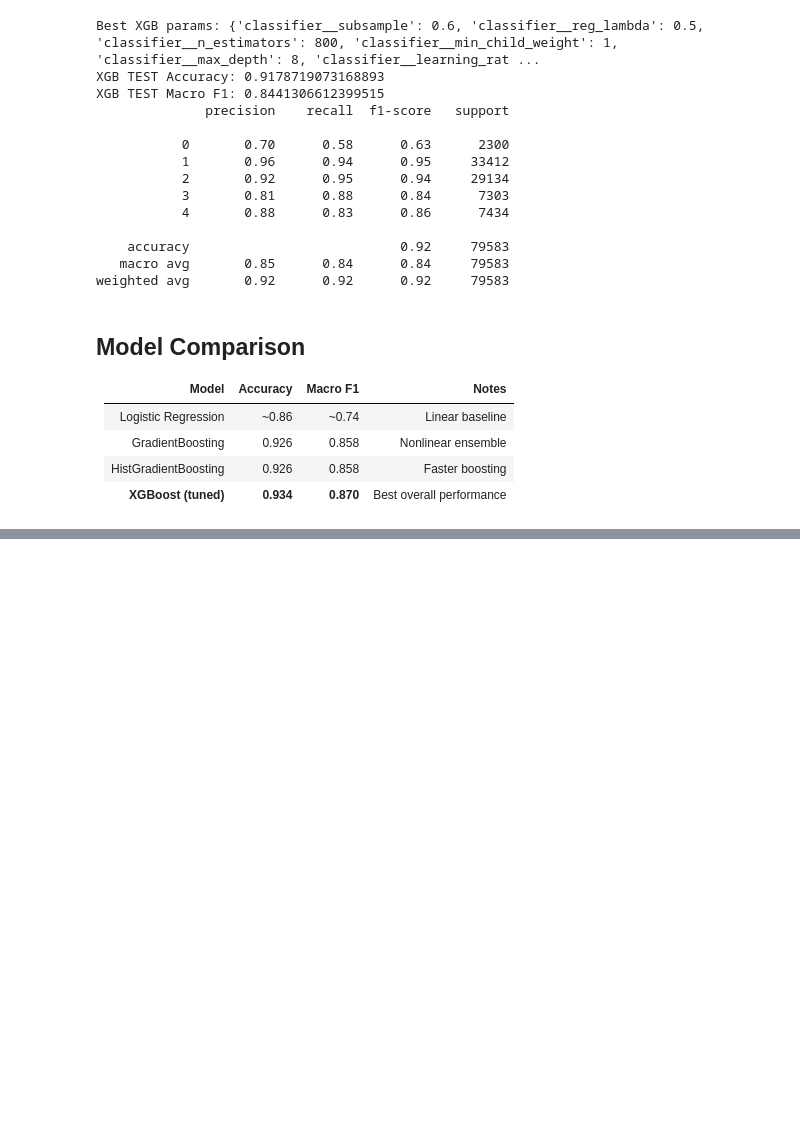
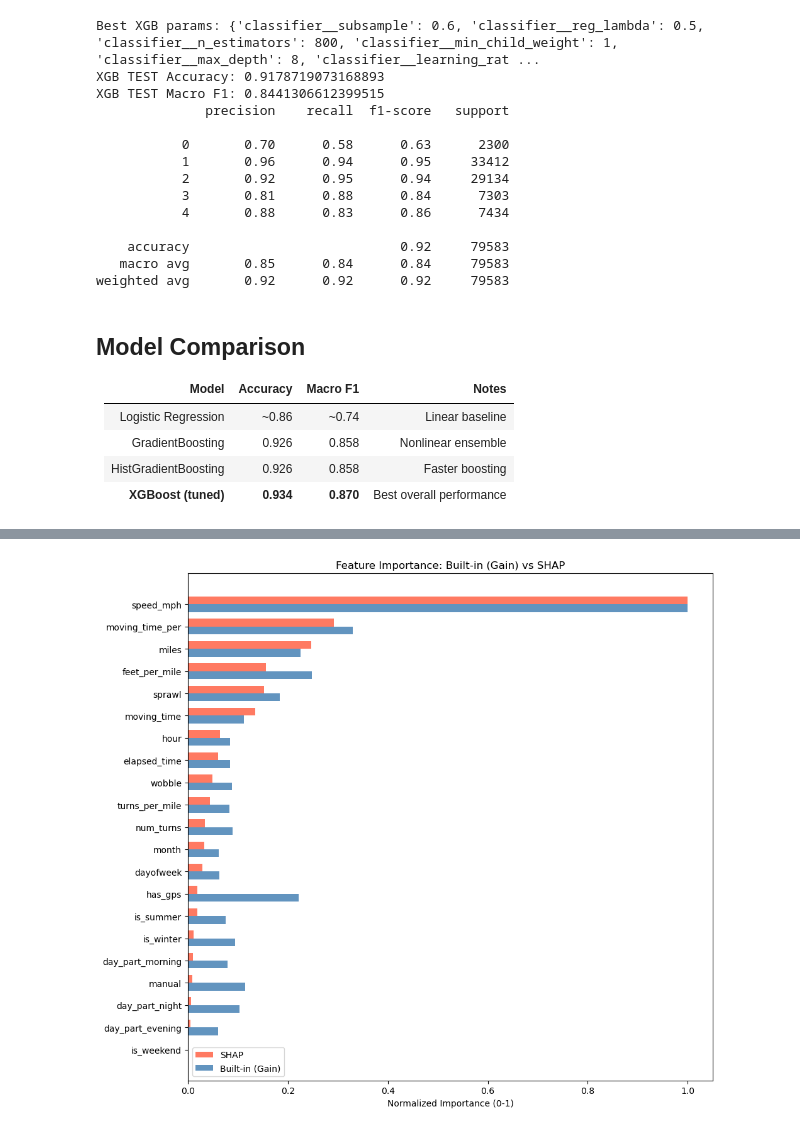
Before and after one commit to OGladfelter/sport-classification-model, a Jupyter notebook: 03-modeling.ipynb, the cells around one changed output, grey strips where cells are left out. Saved outputs shown, nothing was run; the diff lists cells and outputs as text; code cells hidden in the pictures; blank space fills up the shorter version.

```diff
--- a/03-modeling.ipynb
+++ b/03-modeling.ipynb
@@ -711,0 +748,42 @@ Pipeline(steps=[('preprocessing',
+# %%
+# Built-in importance
+xgb_clf = best_xgb.named_steps['classifier']
+builtin_df = pd.DataFrame({
+    'feature': feature_names,
+    'builtin': xgb_clf.feature_importances_
+})
+
+# SHAP importance
+shap_df = pd.DataFrame({
+    'feature': feature_names,
+    'shap': np.abs(shap_values.values).mean(axis=(0, 2))
+})
+
+# Scalinf
+compare_df = builtin_df.merge(shap_df, on='feature')
+compare_df['builtin_norm'] = compare_df['builtin'] / compare_df['builtin'].max()
+compare_df['shap_norm'] = compare_df['shap'] / compare_df['shap'].max()
+
+# SHAP ascending
+compare_df = compare_df.sort_values('shap_norm', ascending=True)
+
+# Plot
+fig, ax = plt.subplots(figsize=(10, 9))
+y = np.arange(len(compare_df))
+height = 0.35
+
+ax.barh(y + height/2, compare_df['shap_norm'], height, label='SHAP', color='tomato', alpha=0.85)
+ax.barh(y - height/2, compare_df['builtin_norm'], height, label='Built-in (Gain)', color='steelblue', alpha=0.85)
+
+ax.set_yticks(y)
+ax.set_yticklabels(compare_df['feature'])
+ax.set_xlabel('Normalized Importance (0-1)')
+ax.set_title('Feature Importance: Built-in (Gain) vs SHAP')
+ax.legend()
+ax.axvline(x=0, color='black', linewidth=0.5)
+
+plt.tight_layout()
+plt.savefig('builtin_vs_shap.png', dpi=150, bbox_inches='tight')
+plt.show()
+# %% [output]
+[figure, added]
```
Also changed, not shown: parts of 10 cells of this notebook, 6 other files.
